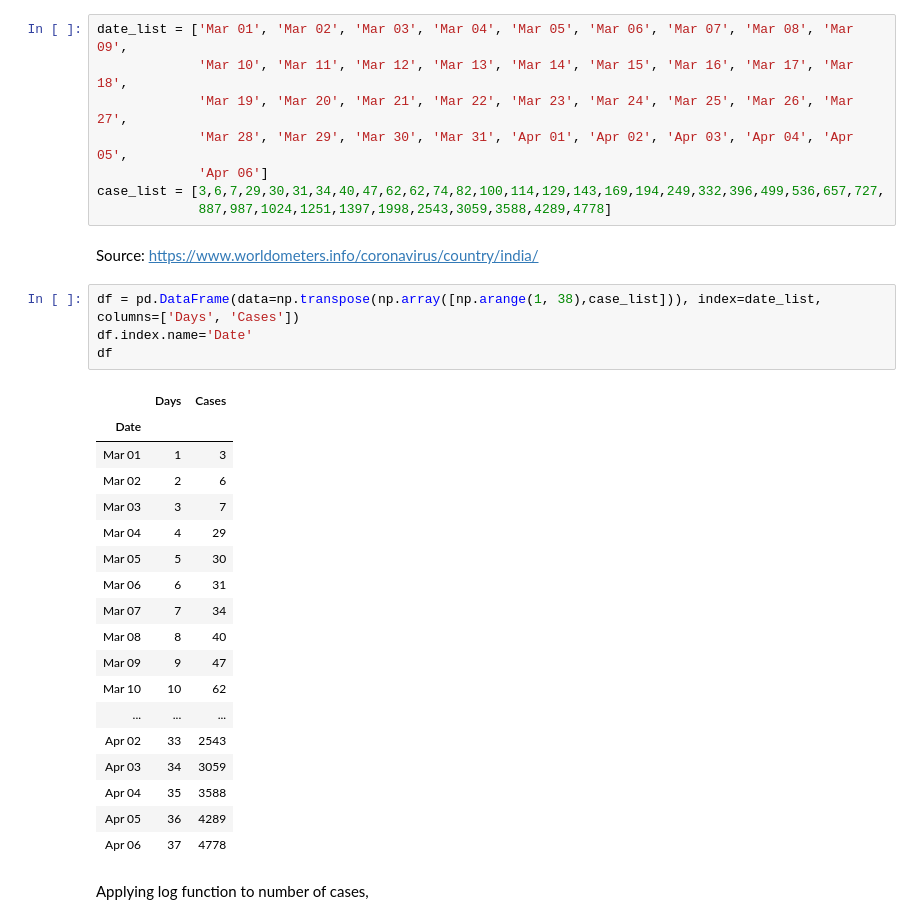
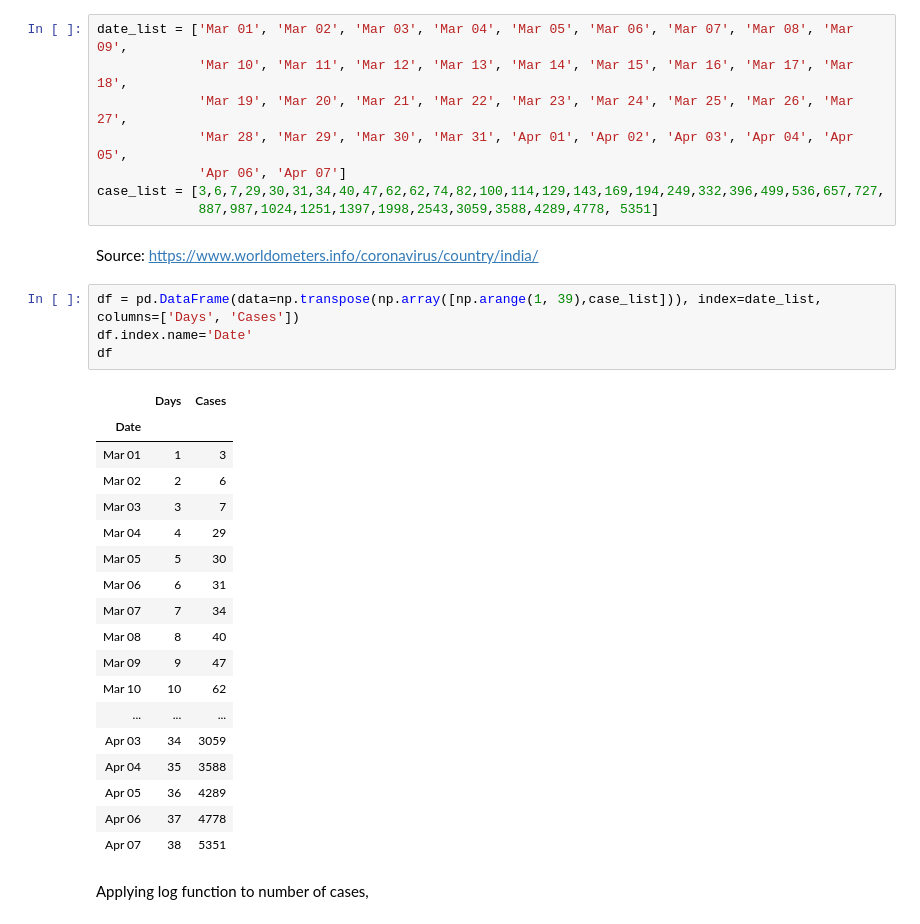
Before and after one commit to gunagya/coronavirus-cases-predictor, a Jupyter notebook: Coronavirus Cases Predictor.ipynb, the cells around one changed output. Drawn from its saved outputs; the diff is of its cells as text.

```diff
--- a/Coronavirus Cases Predictor.ipynb
+++ b/Coronavirus Cases Predictor.ipynb
@@ -19,34 +19,34 @@ date_list = ['Mar 01', 'Mar 02', 'Mar 03', 'Mar 04', 'Mar 05', 'Mar 06', 'Mar 07
              'Mar 10', 'Mar 11', 'Mar 12', 'Mar 13', 'Mar 14', 'Mar 15', 'Mar 16', 'Mar 17', 'Mar 18',
              'Mar 19', 'Mar 20', 'Mar 21', 'Mar 22', 'Mar 23', 'Mar 24', 'Mar 25', 'Mar 26', 'Mar 27',
              'Mar 28', 'Mar 29', 'Mar 30', 'Mar 31', 'Apr 01', 'Apr 02', 'Apr 03', 'Apr 04', 'Apr 05',
-             'Apr 06']
+             'Apr 06', 'Apr 07']
 case_list = [3,6,7,29,30,31,34,40,47,62,62,74,82,100,114,129,143,169,194,249,332,396,499,536,657,727,
-             887,987,1024,1251,1397,1998,2543,3059,3588,4289,4778]
+             887,987,1024,1251,1397,1998,2543,3059,3588,4289,4778, 5351]
 # %% [markdown]
 Source: https://www.worldometers.info/coronavirus/country/india/
 # %%
-df = pd.DataFrame(data=np.transpose(np.array([np.arange(1, 38),case_list])), index=date_list, columns=['Days', 'Cases'])
+df = pd.DataFrame(data=np.transpose(np.array([np.arange(1, 39),case_list])), index=date_list, columns=['Days', 'Cases'])
 df.index.name='Date'
 df
 # %% [output]
 |  | Days | Cases |
 | Date |  |  |
 | Mar 01 | 1 | 3 |
 | Mar 02 | 2 | 6 |
 | Mar 03 | 3 | 7 |
 | Mar 04 | 4 | 29 |
 | Mar 05 | 5 | 30 |
 | Mar 06 | 6 | 31 |
 | Mar 07 | 7 | 34 |
 | Mar 08 | 8 | 40 |
 | Mar 09 | 9 | 47 |
 | Mar 10 | 10 | 62 |
 | ... | ... | ... |
-| Apr 02 | 33 | 2543 |
 | Apr 03 | 34 | 3059 |
 | Apr 04 | 35 | 3588 |
 | Apr 05 | 36 | 4289 |
 | Apr 06 | 37 | 4778 |
+| Apr 07 | 38 | 5351 |
 # %% [markdown]
 Applying log function to number of cases,
 # %%
```
Also changed, not shown: parts of 5 cells of this notebook.
